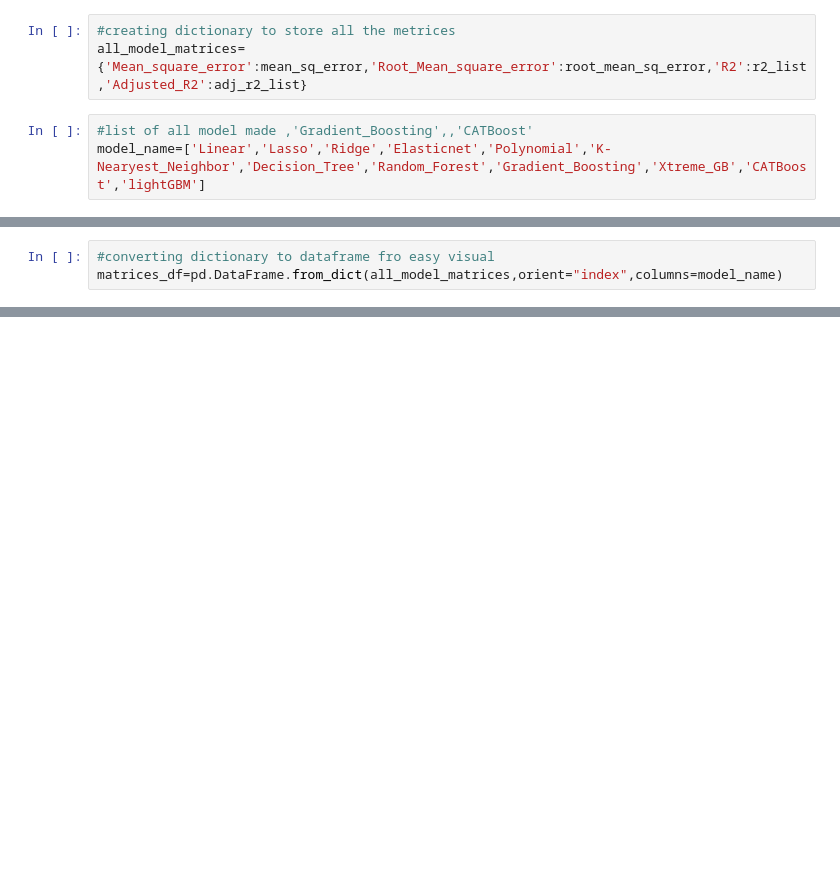
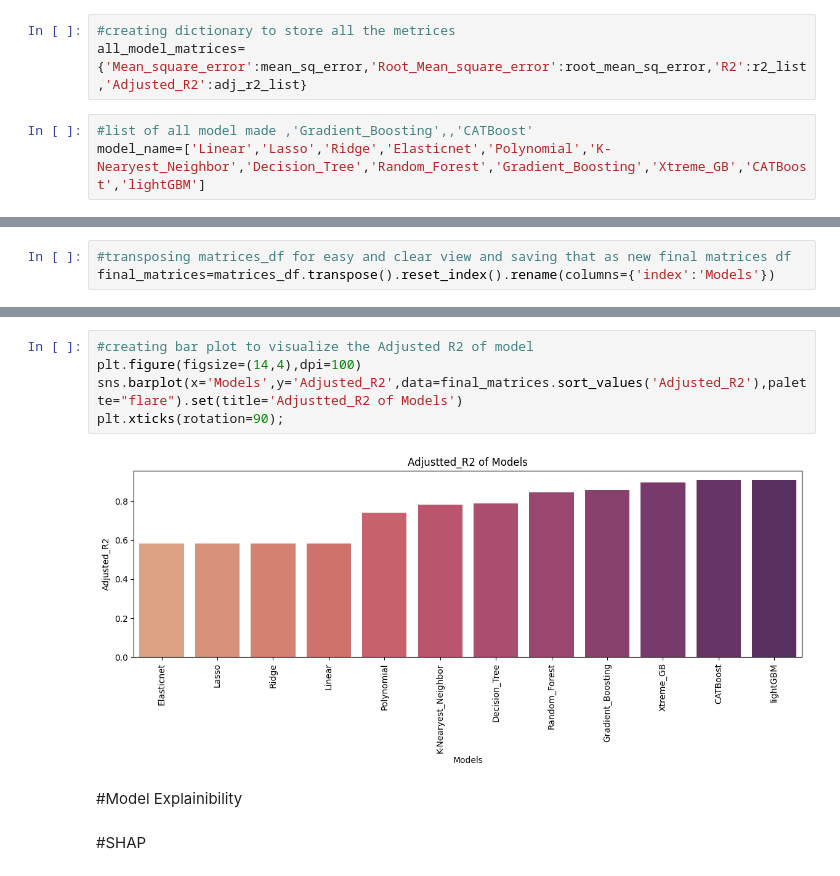
Before and after one commit to rohitrv8922/Bike-Sharing-Demand-Prediction, a Jupyter notebook: ROHIT_VERMA_(Bike_Sharing_Demand_Prediction_Capstone_Project).ipynb, the cells around one changed output, grey strips where cells are left out. Drawn from its saved outputs; the diff is of its cells as text; blank space fills up the shorter version.

```diff
--- a/ROHIT_VERMA_(Bike_Sharing_Demand_Prediction_Capstone_Project).ipynb
+++ b/ROHIT_VERMA_(Bike_Sharing_Demand_Prediction_Capstone_Project).ipynb
@@ -1220,3 +1208,0 @@ ValueError: ignored
-# %%
-#converting dictionary to dataframe fro easy visual
-matrices_df=pd.DataFrame.from_dict(all_model_matrices,orient="index",columns=model_name)
@@ -1224,0 +1217,3 @@ ValueError: ignored
+# %%
+#transposing matrices_df for easy and clear view and saving that as new final matrices df
+final_matrices=matrices_df.transpose().reset_index().rename(columns={'index':'Models'})
@@ -1224,0 +1236,11 @@ ValueError: ignored
+# %%
+#creating bar plot to visualize the Adjusted R2 of model
+plt.figure(figsize=(14,4),dpi=100)
+sns.barplot(x='Models',y='Adjusted_R2',data=final_matrices.sort_values('Adjusted_R2'),palette="flare").set(title='Adjustted_R2 of Models')
+plt.xticks(rotation=90);
+# %% [output]
+[figure, added]
+# %% [markdown]
+#Model Explainibility
+# %% [markdown]
+#SHAP
```
Also changed, not shown: parts of 30 cells of this notebook.
